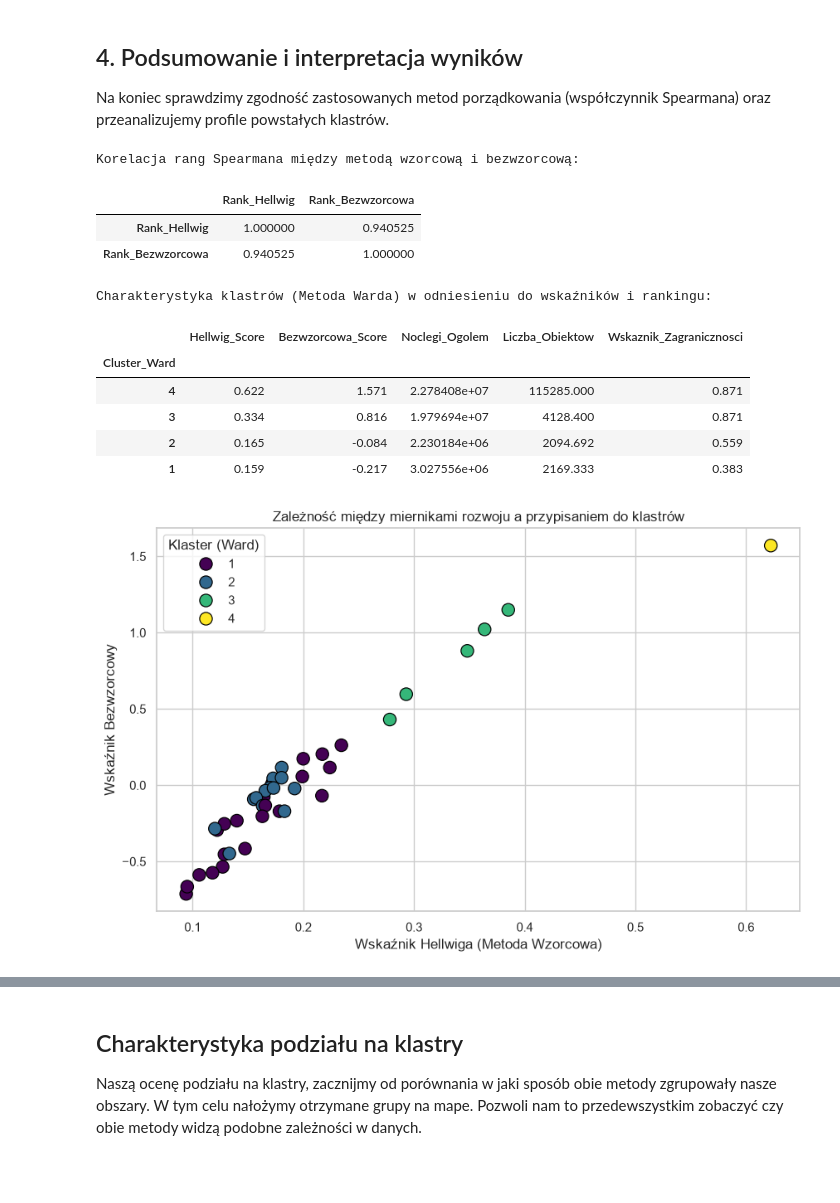
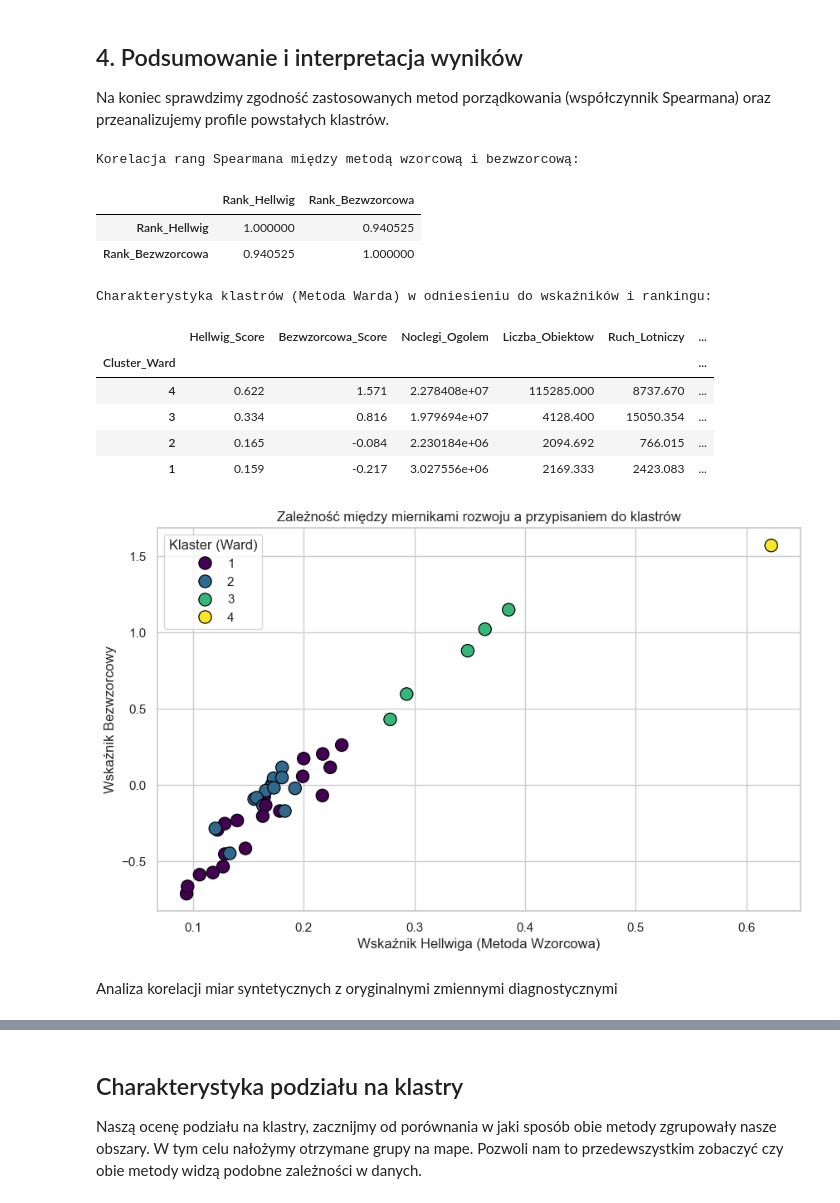
Before and after one commit to kawalerski-ja/Balkan-Tourism, a Jupyter notebook: Projekt_Balkany_Analiza_V3.ipynb, the cells around one changed output, grey strips where cells are left out. Cells and saved outputs as stored; diff of their text form; code cells hidden in the pictures; blank space fills up the shorter version.

```diff
--- a/Projekt_Balkany_Analiza_V3.ipynb
+++ b/Projekt_Balkany_Analiza_V3.ipynb
@@ -72,6 +72,9 @@ X = df[wybrane_zmienne].copy()
 scaler = StandardScaler()
 X_std = pd.DataFrame(scaler.fit_transform(X), index=X.index, columns=X.columns)
 
+# Ujednolicenie charakteru zmiennych (zamiana destymulant na stymulanty)
+X_std[destymulanty] = -X_std[destymulanty]
+
 print("Kształt danych po przygotowaniu:", X_std.shape)
 display(X_std.head())
 # %% [output]
@@ -163,9 +159,8 @@ Przeprowadzimy ocenę regionów tworząc syntetyczny miernik atrakcyjności:
 2. **Metoda bezwzorcowa**: klasyczna arytmetyczna agregacja zestawionych cech. Destymulanty zostały uprzednio przekształcone na stymulanty poprzez odwrócenie znaku.
 # %%
 # --- 1. METODA HELLWIGA (Wzorcowa) ---
-# Wzorzec rozwoju: maksimum dla stymulant, minimum dla destymulant
+# Wzorzec rozwoju: maksimum dla wszystkich zmiennych (destymulanty to już stymulanty)
 z_ideal_hellwig = X_std.max()
-z_ideal_hellwig[dostepne_destymulanty] = X_std[dostepne_destymulanty].min()
 
 # Obliczenie odległości
 d_hellwig = np.sqrt(((X_std - z_ideal_hellwig)**2).sum(axis=1))
@@ -173,16 +168,14 @@ d0 = d_hellwig.mean() + 2 * d_hellwig.std(ddof=1)
 df['Hellwig_Score'] = 1 - (d_hellwig / d0)
 
 # --- 2. METODA BEZWZORCOWA (Suma zestandaryzowana) ---
-X_bez = X_std.copy()
-# Destymulanty zamieniamy na stymulanty
-X_bez[dostepne_destymulanty] = -X_bez[dostepne_destymulanty]
-df['Bezwzorcowa_Score'] = X_bez.sum(axis=1) / len(dostepne_zmienne)
+# Zmienne są ujednolicone, obliczamy średnią wartość po wierszach
+df['Bezwzorcowa_Score'] = X_std.sum(axis=1) / len(wybrane_zmienne)
 
 # Tworzenie rankingów
 df['Rank_Hellwig'] = df['Hellwig_Score'].rank(ascending=False).astype(int)
 df['Rank_Bezwzorcowa'] = df['Bezwzorcowa_Score'].rank(ascending=False).astype(int)
 
-# Podgląd Top 10 regionów (według metody Hellwiga)
+# Podgląd Top 10 regionów
 ranking_cols = ['Hellwig_Score', 'Rank_Hellwig', 'Bezwzorcowa_Score', 'Rank_Bezwzorcowa']
 print("\nTop 10 najbardziej atrakcyjnych turystycznie regionów Bałkanów:")
 display(df[ranking_cols].sort_values('Rank_Hellwig').head(10))
@@ -215,43 +208,49 @@ agg_dict = {
     'Bezwzorcowa_Score': 'mean',
     'Noclegi_Ogolem': 'mean',
     'Liczba_Obiektow': 'mean',
-    'Wskaznik_Zagranicznosci': 'mean'
+    'Ruch_Lotniczy': 'mean',
+    'Wskaznik_Zagranicznosci': 'mean',
+    'Poziom_Cen_NUTS0': 'mean',
+    'Wody_Doskonała_Jakość_NUTS0': 'mean',
+    'Robbery': 'mean'
 }
 
 # Zabezpieczenie na wypadek brakujących kolumn
 agg_dict = {k: v for k, v in agg_dict.items() if k in df.columns}
 
 cluster_summary = df.groupby('Cluster_Ward').agg(agg_dict).round(3)
 
 print("\nCharakterystyka klastrów (Metoda Warda) w odniesieniu do wskaźników i rankingu:")
 display(cluster_summary.sort_values(by='Hellwig_Score', ascending=False))
 
 # Wykres rozrzutu dla obu metod z kolorowaniem po klastrach
 plt.figure(figsize=(10, 6))
 sns.scatterplot(
     x='Hellwig_Score',
     y='Bezwzorcowa_Score',
     hue='Cluster_Ward',
     palette='viridis',
     data=df,
     s=120,
     edgecolor='black'
 )
 plt.title('Zależność między miernikami rozwoju a przypisaniem do klastrów')
 plt.xlabel('Wskaźnik Hellwiga (Metoda Wzorcowa)')
 plt.ylabel('Wskaźnik Bezwzorcowy')
 plt.legend(title='Klaster (Ward)')
 plt.show()
 # %% [output]
 Korelacja rang Spearmana między metodą wzorcową i bezwzorcową:
 |  | Rank_Hellwig | Rank_Bezwzorcowa |
 | Rank_Hellwig | 1.000000 | 0.940525 |
 | Rank_Bezwzorcowa | 0.940525 | 1.000000 |
 Charakterystyka klastrów (Metoda Warda) w odniesieniu do wskaźników i rankingu:
-|  | Hellwig_Score | Bezwzorcowa_Score | Noclegi_Ogolem | Liczba_Obiektow | Wskaznik_Zagranicznosci |
-| Cluster_Ward |  |  |  |  |  |
-| 4 | 0.622 | 1.571 | 2.278408e+07 | 115285.000 | 0.871 |
-| 3 | 0.334 | 0.816 | 1.979694e+07 | 4128.400 | 0.871 |
-| 2 | 0.165 | -0.084 | 2.230184e+06 | 2094.692 | 0.559 |
-| 1 | 0.159 | -0.217 | 3.027556e+06 | 2169.333 | 0.383 |
+|  | Hellwig_Score | Bezwzorcowa_Score | Noclegi_Ogolem | Liczba_Obiektow | Ruch_Lotniczy | ... |
+| Cluster_Ward |  |  |  |  |  | ... |
+| 4 | 0.622 | 1.571 | 2.278408e+07 | 115285.000 | 8737.670 | ... |
+| 3 | 0.334 | 0.816 | 1.979694e+07 | 4128.400 | 15050.354 | ... |
+| 2 | 0.165 | -0.084 | 2.230184e+06 | 2094.692 | 766.015 | ... |
+| 1 | 0.159 | -0.217 | 3.027556e+06 | 2169.333 | 2423.083 | ... |
 [figure]
+# %% [markdown]
+Analiza korelacji miar syntetycznych z oryginalnymi zmiennymi diagnostycznymi
```
Also changed, not shown: parts of 18 cells of this notebook, 1 other file.
